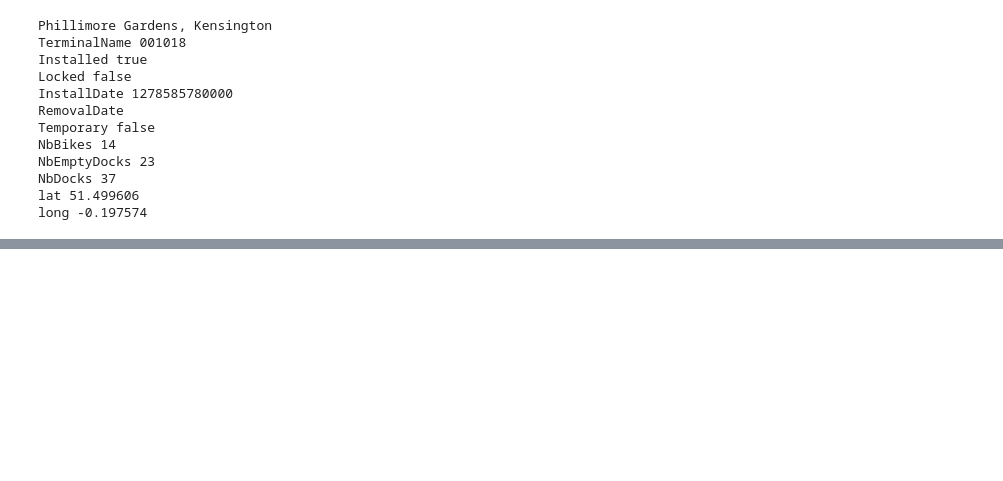
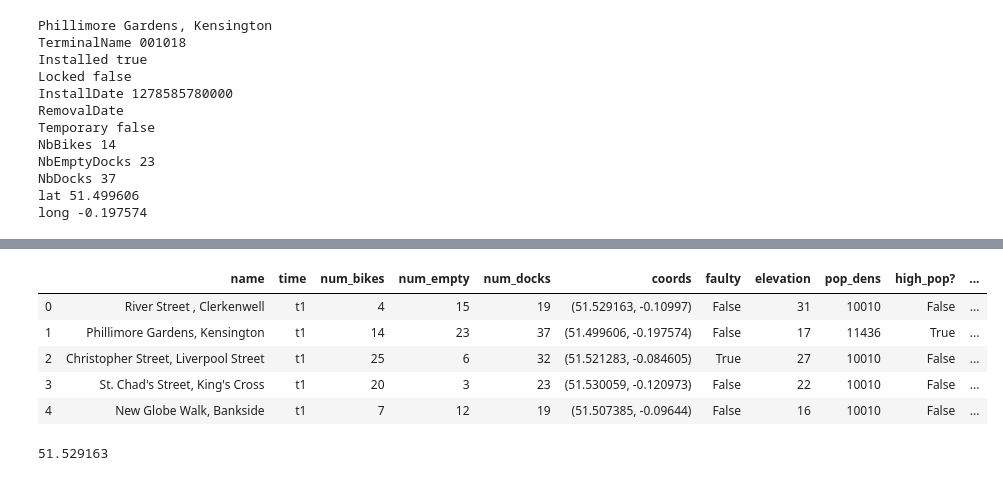
Before and after one commit to MHannan94/mod3_project, a Jupyter notebook: joe.ipynb, the cells around one changed output, grey strips where cells are left out. Cells and saved outputs as stored; diff of their text form; code cells hidden in the pictures; blank space fills up the shorter version.

```diff
--- a/joe.ipynb
+++ b/joe.ipynb
@@ -154,0 +136,2 @@ True
+# %%
+geo_df = pd.read_pickle('geo_dataframe')
@@ -154,0 +152,18 @@ True
+# %%
+# Hill finder
+
+hill_list = []
+for n in range(len(geo_df)):
+    lat_n = geo_df.index[n][0]
+    lon_n = geo_df.index[n][1]
+#     print (lat_n,lon_n)
+    elev_list = []
+    for i in range(len(geo_df)):
+        lat_i = geo_df.index[i][0]
+        lon_i = geo_df.index[i][1]
+#         print(lat_i,lon_i)
+        bol = ((lat_n-lat_i)**2 + (lon_n - lon_i)**2 < 0.000005)
+        if bol:
+            elev_list.append(geo_df.iloc[i].elevation)
+    hill = (geo_df.iloc[n].elevation > np.mean(elev_list))
+    hill_list.append(hill)
@@ -154,0 +188,13 @@ True
+# %%
+bikes_df.head()
+# %% [output]
+|  | name | time | num_bikes | num_empty | num_docks | coords | faulty | elevation | pop_dens | high_pop? | ... |
+| 0 | River Street , Clerkenwell | t1 | 4 | 15 | 19 | (51.529163, -0.10997) | False | 31 | 10010 | False | ... |
+| 1 | Phillimore Gardens, Kensington | t1 | 14 | 23 | 37 | (51.499606, -0.197574) | False | 17 | 11436 | True | ... |
+| 2 | Christopher Street, Liverpool Street | t1 | 25 | 6 | 32 | (51.521283, -0.084605) | True | 27 | 10010 | False | ... |
+| 3 | St. Chad's Street, King's Cross | t1 | 20 | 3 | 23 | (51.530059, -0.120973) | False | 22 | 10010 | False | ... |
+| 4 | New Globe Walk, Bankside | t1 | 7 | 12 | 19 | (51.507385, -0.09644) | False | 16 | 10010 | False | ... |
+# %%
+bikes_df.coords[0][0]
+# %% [output]
+51.529163
```
Also changed, not shown: parts of 47 cells of this notebook, 1 other file.
